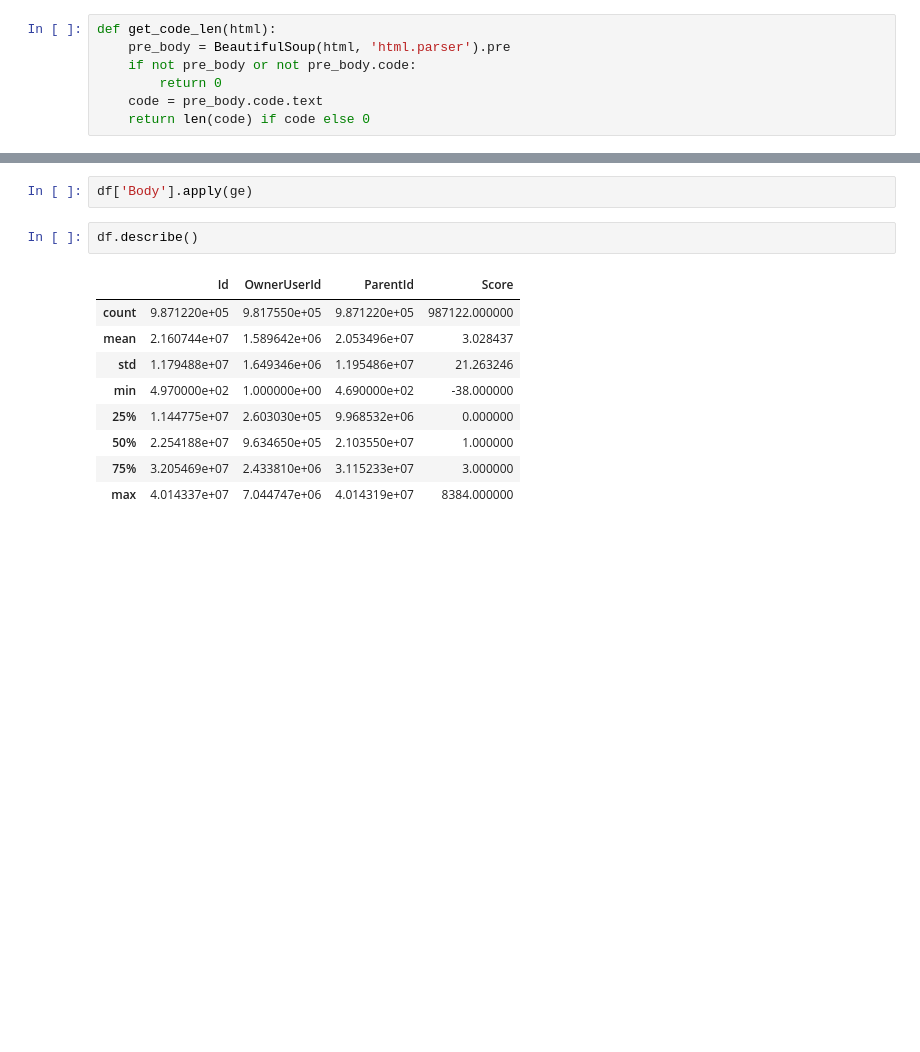
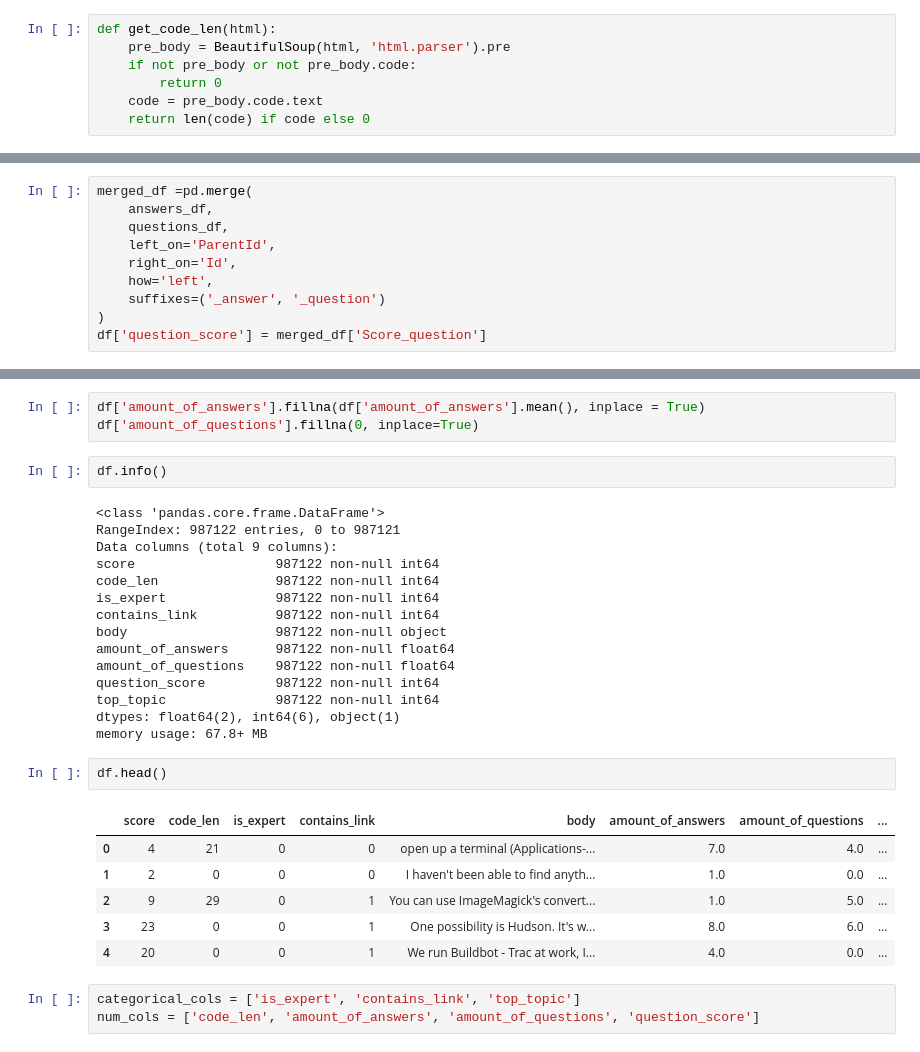
Before and after one commit to dsman1823/stack_overflow_da_lrng, a Jupyter notebook: stack_overflow_da.ipynb, the cells around one changed output, grey strips where cells are left out. Saved outputs shown, nothing was run; the diff lists cells and outputs as text; blank space fills up the shorter version.

```diff
--- a/stack_overflow_da.ipynb
+++ b/stack_overflow_da.ipynb
@@ -72,0 +159,10 @@ KeyboardInterrupt:
+# %%
+merged_df =pd.merge(
+    answers_df,
+    questions_df,
+    left_on='ParentId',
+    right_on='Id',
+    how='left',
+    suffixes=('_answer', '_question')
+)
+df['question_score'] = merged_df['Score_question']
@@ -89,14 +200,32 @@ memory usage: 60.2+ MB
-# %%
-df['Body'].apply(ge)
+# %%
+df['amount_of_answers'].fillna(df['amount_of_answers'].mean(), inplace = True)
+df['amount_of_questions'].fillna(0, inplace=True)
 # %%
-df.describe()
+df.info()
 # %% [output]
-|  | Id | OwnerUserId | ParentId | Score |
-| count | 9.871220e+05 | 9.817550e+05 | 9.871220e+05 | 987122.000000 |
-| mean | 2.160744e+07 | 1.589642e+06 | 2.053496e+07 | 3.028437 |
-| std | 1.179488e+07 | 1.649346e+06 | 1.195486e+07 | 21.263246 |
-| min | 4.970000e+02 | 1.000000e+00 | 4.690000e+02 | -38.000000 |
-| 25% | 1.144775e+07 | 2.603030e+05 | 9.968532e+06 | 0.000000 |
-| 50% | 2.254188e+07 | 9.634650e+05 | 2.103550e+07 | 1.000000 |
-| 75% | 3.205469e+07 | 2.433810e+06 | 3.115233e+07 | 3.000000 |
-| max | 4.014337e+07 | 7.044747e+06 | 4.014319e+07 | 8384.000000 |
+<class 'pandas.core.frame.DataFrame'>
+RangeIndex: 987122 entries, 0 to 987121
+Data columns (total 9 columns):
+score                  987122 non-null int64
+code_len               987122 non-null int64
+is_expert              987122 non-null int64
+contains_link          987122 non-null int64
+body                   987122 non-null object
+amount_of_answers      987122 non-null float64
+amount_of_questions    987122 non-null float64
+question_score         987122 non-null int64
+top_topic              987122 non-null int64
+dtypes: float64(2), int64(6), object(1)
+memory usage: 67.8+ MB
+# %%
+df.head()
+# %% [output]
+|  | score | code_len | is_expert | contains_link | body | amount_of_answers | amount_of_questions | ... |
+| 0 | 4 | 21 | 0 | 0 | open up a terminal (Applications-... | 7.0 | 4.0 | ... |
+| 1 | 2 | 0 | 0 | 0 | I haven't been able to find anyth... | 1.0 | 0.0 | ... |
+| 2 | 9 | 29 | 0 | 1 | You can use ImageMagick's convert... | 1.0 | 5.0 | ... |
+| 3 | 23 | 0 | 0 | 1 | One possibility is Hudson. It's w... | 8.0 | 6.0 | ... |
+| 4 | 20 | 0 | 0 | 1 | We run Buildbot - Trac at work, I... | 4.0 | 0.0 | ... |
+# %%
+categorical_cols = ['is_expert', 'contains_link', 'top_topic']
+num_cols = ['code_len', 'amount_of_answers', 'amount_of_questions', 'question_score']
```
Also changed, not shown: parts of 65 cells of this notebook.
